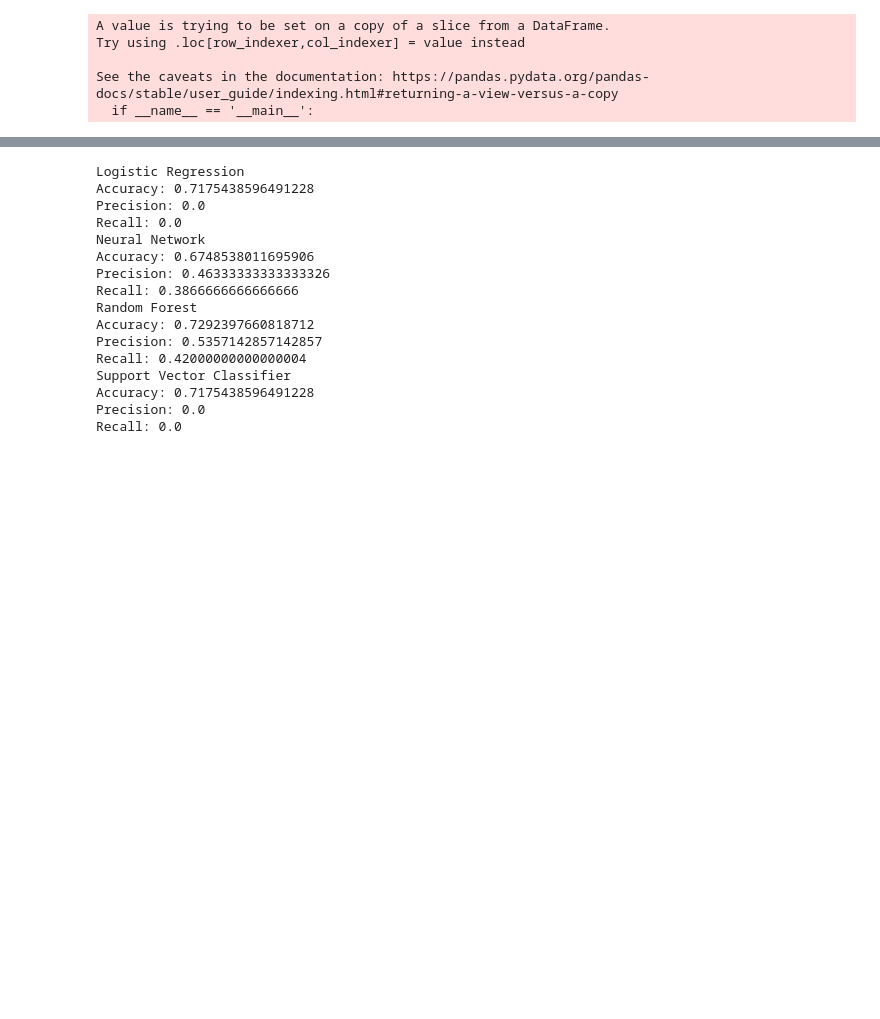
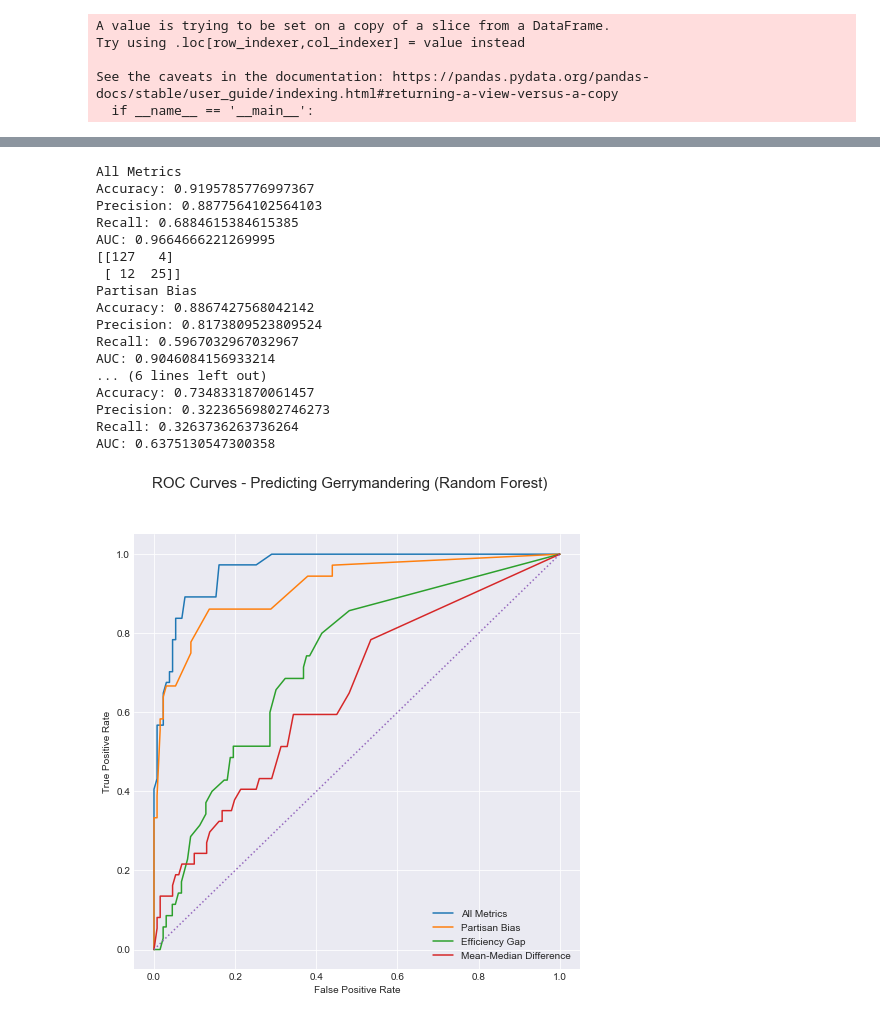
Before and after one commit to dpalencia/cs541g3, a Jupyter notebook: Gerrymandering Data Analysis.ipynb, the cells around one changed output, grey strips where cells are left out. Saved outputs shown, nothing was run; the diff lists cells and outputs as text; code cells hidden in the pictures; blank space fills up the shorter version.

```diff
--- a/Gerrymandering Data Analysis.ipynb
+++ b/Gerrymandering Data Analysis.ipynb
@@ -1112,40 +925,29 @@ def cv_scores_race(model, x, y, label, cv):
-# %%
-from sklearn.model_selection import StratifiedKFold, cross_validate, train_test_split, cross_val_score, cross_val_predict
-from sklearn.model_selection import LeaveOneOut
-from sklearn.metrics import confusion_matrix
-from sklearn.linear_model import LogisticRegression as LR
-sfold = StratifiedKFold(5, shuffle=True)
-x = vc_bystate_after08[["White", "Black", "Hispanic", "Asian", "American Indian/Alaska Native", "Native Hawaiian/Other Pacific Islander", "Multiple Races"]]
-y = vc_bystate_after08["gerrymandered"]
-lr_model = LR()
-cv_scores_race(lr_model, x, y, "Logistic Regression", sfold)
-
-from sklearn.neural_network import MLPClassifier
-nn = MLPClassifier(solver='lbfgs', alpha=1e-5, max_iter=5000, hidden_layer_sizes=(6, 12, 6), random_state=1)
-cv_scores_race(nn, x, y, "Neural Network", sfold)
-
-
-from sklearn.ensemble import RandomForestClassifier
-rf_model = RandomForestClassifier()
-cv_scores_race(rf_model, x, y, "Random Forest", sfold)
-
-from sklearn.svm import SVC
-svc = SVC(random_state = 45, probability = True)
-cv_scores_race(svc, x, y, "Support Vector Classifier", sfold)
-# %% [output]
-Logistic Regression
-Accuracy: 0.7175438596491228
-Precision: 0.0
-Recall: 0.0
-Neural Network
-Accuracy: 0.6748538011695906
-Precision: 0.46333333333333326
-Recall: 0.3866666666666666
-Random Forest
-Accuracy: 0.7292397660818712
-Precision: 0.5357142857142857
-Recall: 0.42000000000000004
-Support Vector Classifier
-Accuracy: 0.7175438596491228
-Precision: 0.0
-Recall: 0.0
+# %%
+from sklearn.preprocessing import MinMaxScaler
+from sklearn.ensemble import RandomForestClassifier
+scaler = MinMaxScaler()
+gerry_metric_names = ["partisan_bias_against_dem", "e_gap", "mm_diff_against_dem"]
+x = vote_counts_bystate_over3[gerry_metric_names]
+x = scaler.fit_transform(x)
+y = np.array(vote_counts_bystate_over3["gerrymandered"])
+rf_model = RandomForestClassifier()
+predict_gerrymandering_metrics(rf_model,"ROC Curves - Predicting Gerrymandering (Random Forest)",x,y)
+# %% [output]
+All Metrics
+Accuracy: 0.9195785776997367
+Precision: 0.8877564102564103
+Recall: 0.6884615384615385
+AUC: 0.9664666221269995
+[[127   4]
+ [ 12  25]]
+Partisan Bias
+Accuracy: 0.8867427568042142
+Precision: 0.8173809523809524
+Recall: 0.5967032967032967
+AUC: 0.9046084156933214
+... (6 lines left out)
+Accuracy: 0.7348331870061457
+Precision: 0.32236569802746273
+Recall: 0.3263736263736264
+AUC: 0.6375130547300358
+[figure, added]
```
Also changed, not shown: parts of 38 cells of this notebook.
